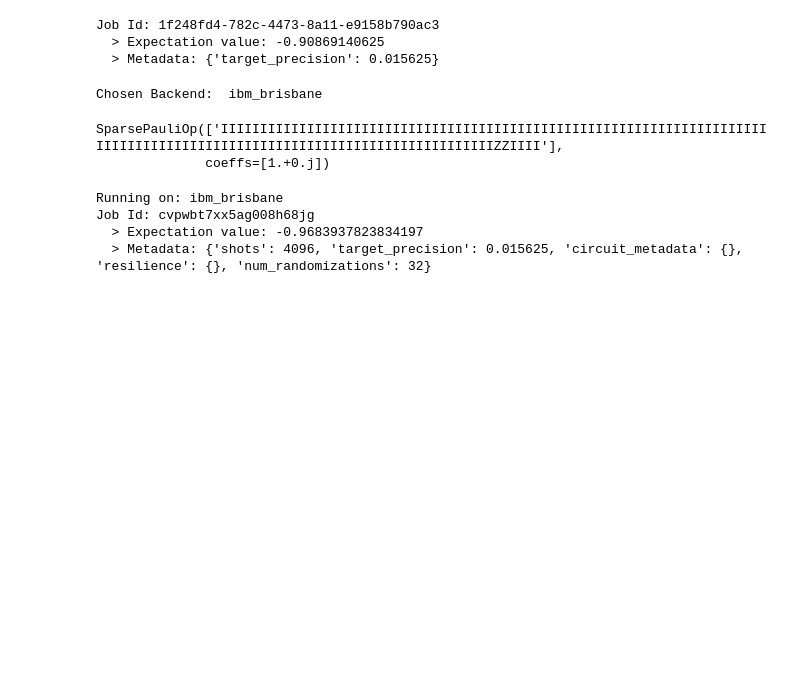
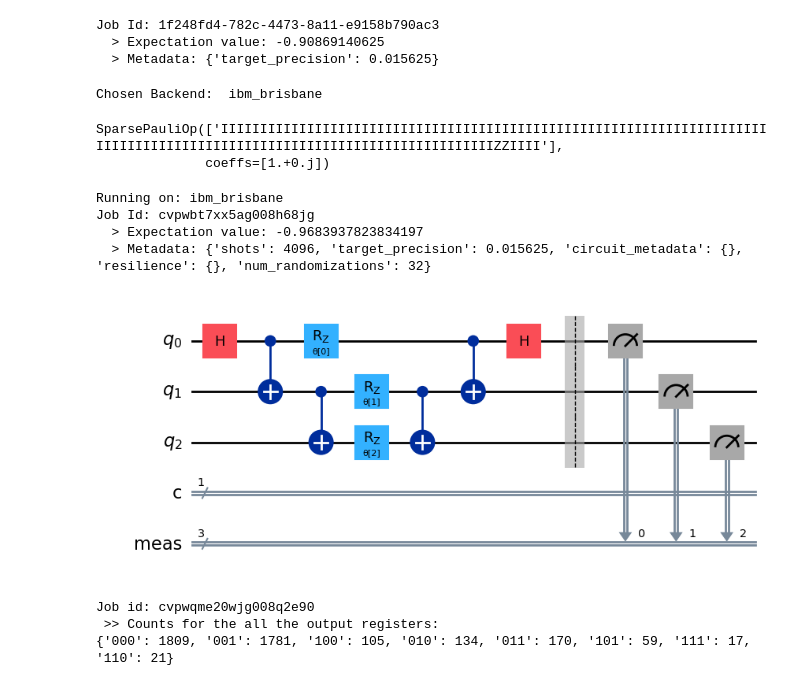
Before and after one commit to RajatSaha1106/Qiskit-Fundamentals, a Jupyter notebook: backend_alternate.ipynb, the cells around one changed output. Cells and saved outputs as stored; diff of their text form; code cells hidden in the pictures; blank space fills up the shorter version.

```diff
--- a/backend_alternate.ipynb
+++ b/backend_alternate.ipynb
@@ -100,3 +100,27 @@ Running on: ibm_brisbane
 Job Id: cvpwbt7xx5ag008h68jg
   > Expectation value: -0.9683937823834197
   > Metadata: {'shots': 4096, 'target_precision': 0.015625, 'circuit_metadata': {}, 'resilience': {}, 'num_randomizations': 32}
+# %%
+from qiskit.circuit import QuantumCircuit, ParameterVector
+
+n = 3
+thetas = ParameterVector('θ',n)
+
+qc = QuantumCircuit(n, 1)
+qc.h(0)
+
+for i in range(n-1):
+    qc.cx(i, i+1)
+
+for i,t in enumerate(thetas):
+    qc.rz(t, i)
+
+for i in reversed(range(n-1)):
+    qc.cx(i, i+1)
+
+qc.h(0)
+qc.measure_all()
+
+qc.draw(output="mpl")
+# %% [output]
+[figure, added]
@@ -102,0 +138,16 @@ Job Id: cvpwbt7xx5ag008h68jg
+# %%
+from qiskit_ibm_runtime import SamplerV2 as Sampler
+
+sampler = Sampler(backend)
+job = sampler.run([(isa_circuit, theta_values)])
+
+print(f"Job id: {job.job_id()}")
+result = job.result()
+# Get results for the first (and only) PUB
+pub_result = result[0]
+# Get counts from the classical register "c".
+print(f" >> Counts for the all the output registers:\n{pub_result.data.meas.get_counts()}")
+# %% [output]
+Job id: cvpwqme20wjg008q2e90
+ >> Counts for the all the output registers:
+{'000': 1809, '001': 1781, '100': 105, '010': 134, '011': 170, '101': 59, '111': 17, '110': 21}
```
Also changed, not shown: parts of 5 cells of this notebook.
